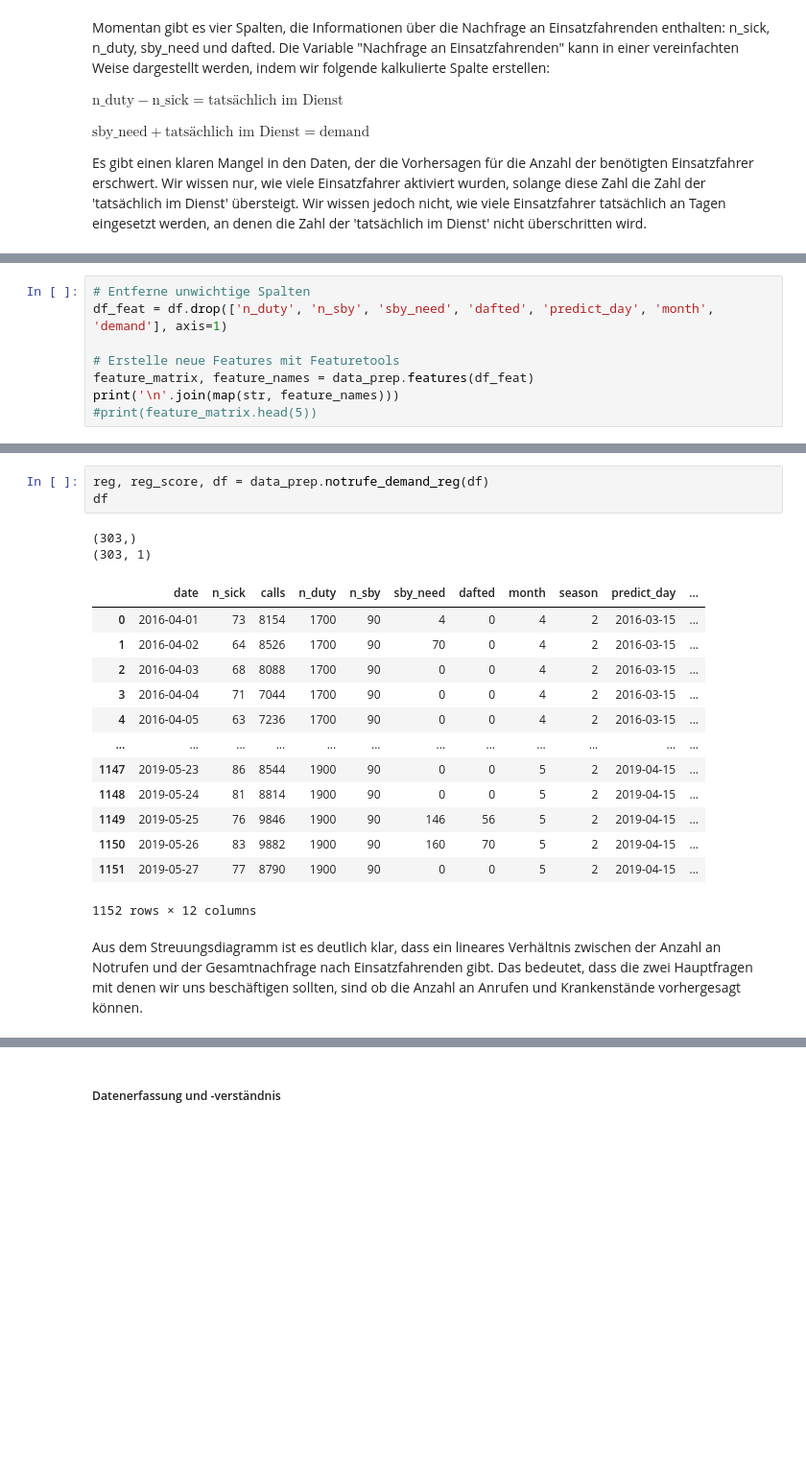
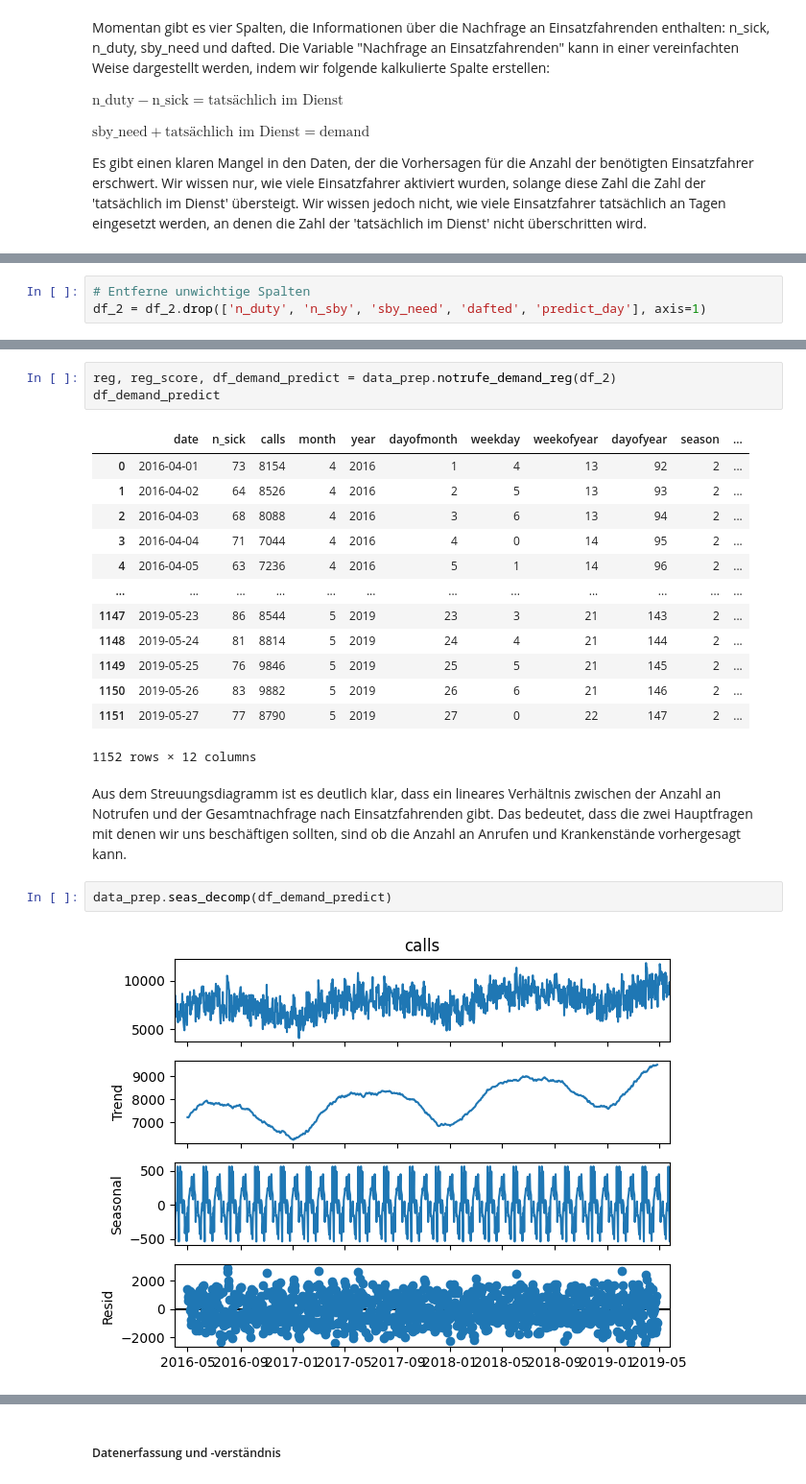
Before and after one commit to MaxStrz/TDSP-Bereitschaftsdienst_Einsatzfahrende, a Jupyter notebook: Code/Bereitschaftsdienstplan.ipynb, the cells around one changed output, grey strips where cells are left out. Shown: that part at 96% size. Cells and saved outputs as stored; diff of their text form; blank space fills up the shorter version.

```diff
--- a/Code/Bereitschaftsdienstplan.ipynb
+++ b/Code/Bereitschaftsdienstplan.ipynb
@@ -108,9 +108,4 @@ data_prep.sby_needed_vs_calls(df)
 [figure]
 # %%
 # Entferne unwichtige Spalten
-df_feat = df.drop(['n_duty', 'n_sby', 'sby_need', 'dafted', 'predict_day', 'month', 'demand'], axis=1)
-
-# Erstelle neue Features mit Featuretools
-feature_matrix, feature_names = data_prep.features(df_feat)
-print('\n'.join(map(str, feature_names)))
-#print(feature_matrix.head(5))
+df_2 = df_2.drop(['n_duty', 'n_sby', 'sby_need', 'dafted', 'predict_day'], axis=1)
@@ -153,21 +112,23 @@ prims[prims['name'].str.contains('day', case=False, na=False)]
 # %%
-reg, reg_score, df = data_prep.notrufe_demand_reg(df)
-df
+reg, reg_score, df_demand_predict = data_prep.notrufe_demand_reg(df_2)
+df_demand_predict
 # %% [output]
+|  | date | n_sick | calls | month | year | dayofmonth | weekday | weekofyear | dayofyear | season | ... |
+| 0 | 2016-04-01 | 73 | 8154 | 4 | 2016 | 1 | 4 | 13 | 92 | 2 | ... |
+| 1 | 2016-04-02 | 64 | 8526 | 4 | 2016 | 2 | 5 | 13 | 93 | 2 | ... |
+| 2 | 2016-04-03 | 68 | 8088 | 4 | 2016 | 3 | 6 | 13 | 94 | 2 | ... |
+| 3 | 2016-04-04 | 71 | 7044 | 4 | 2016 | 4 | 0 | 14 | 95 | 2 | ... |
+| 4 | 2016-04-05 | 63 | 7236 | 4 | 2016 | 5 | 1 | 14 | 96 | 2 | ... |
+| ... | ... | ... | ... | ... | ... | ... | ... | ... | ... | ... | ... |
+| 1147 | 2019-05-23 | 86 | 8544 | 5 | 2019 | 23 | 3 | 21 | 143 | 2 | ... |
+| 1148 | 2019-05-24 | 81 | 8814 | 5 | 2019 | 24 | 4 | 21 | 144 | 2 | ... |
+| 1149 | 2019-05-25 | 76 | 9846 | 5 | 2019 | 25 | 5 | 21 | 145 | 2 | ... |
+| 1150 | 2019-05-26 | 83 | 9882 | 5 | 2019 | 26 | 6 | 21 | 146 | 2 | ... |
+| 1151 | 2019-05-27 | 77 | 8790 | 5 | 2019 | 27 | 0 | 22 | 147 | 2 | ... |
-(303,)
-(303, 1)
+1152 rows × 12 columns
-|  | date | n_sick | calls | n_duty | n_sby | sby_need | dafted | month | season | predict_day | ... |
-| 0 | 2016-04-01 | 73 | 8154 | 1700 | 90 | 4 | 0 | 4 | 2 | 2016-03-15 | ... |
-| 1 | 2016-04-02 | 64 | 8526 | 1700 | 90 | 70 | 0 | 4 | 2 | 2016-03-15 | ... |
-| 2 | 2016-04-03 | 68 | 8088 | 1700 | 90 | 0 | 0 | 4 | 2 | 2016-03-15 | ... |
-| 3 | 2016-04-04 | 71 | 7044 | 1700 | 90 | 0 | 0 | 4 | 2 | 2016-03-15 | ... |
-| 4 | 2016-04-05 | 63 | 7236 | 1700 | 90 | 0 | 0 | 4 | 2 | 2016-03-15 | ... |
-| ... | ... | ... | ... | ... | ... | ... | ... | ... | ... | ... | ... |
-| 1147 | 2019-05-23 | 86 | 8544 | 1900 | 90 | 0 | 0 | 5 | 2 | 2019-04-15 | ... |
-| 1148 | 2019-05-24 | 81 | 8814 | 1900 | 90 | 0 | 0 | 5 | 2 | 2019-04-15 | ... |
-| 1149 | 2019-05-25 | 76 | 9846 | 1900 | 90 | 146 | 56 | 5 | 2 | 2019-04-15 | ... |
-| 1150 | 2019-05-26 | 83 | 9882 | 1900 | 90 | 160 | 70 | 5 | 2 | 2019-04-15 | ... |
-| 1151 | 2019-05-27 | 77 | 8790 | 1900 | 90 | 0 | 0 | 5 | 2 | 2019-04-15 | ... |
-1152 rows × 12 columns
 # %% [markdown]
-Aus dem Streuungsdiagramm ist es deutlich klar, dass ein lineares Verhältnis zwischen der Anzahl an Notrufen und der Gesamtnachfrage nach Einsatzfahrenden gibt. Das bedeutet, dass die zwei Hauptfragen mit denen wir uns beschäftigen sollten, sind ob die Anzahl an Anrufen und Krankenstände vorhergesagt können.
+Aus dem Streuungsdiagramm ist es deutlich klar, dass ein lineares Verhältnis zwischen der Anzahl an Notrufen und der Gesamtnachfrage nach Einsatzfahrenden gibt. Das bedeutet, dass die zwei Hauptfragen mit denen wir uns beschäftigen sollten, sind ob die Anzahl an Anrufen und Krankenstände vorhergesagt kann.
+# %%
+data_prep.seas_decomp(df_demand_predict)
+# %% [output]
+[figure, added]
```
Also changed, not shown: parts of 16 cells of this notebook, 5 other files.
